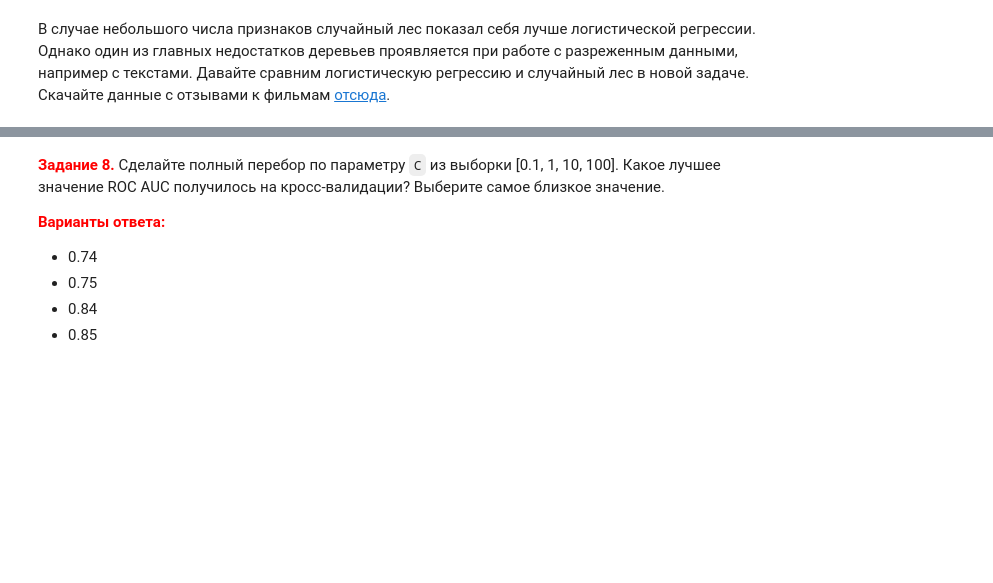
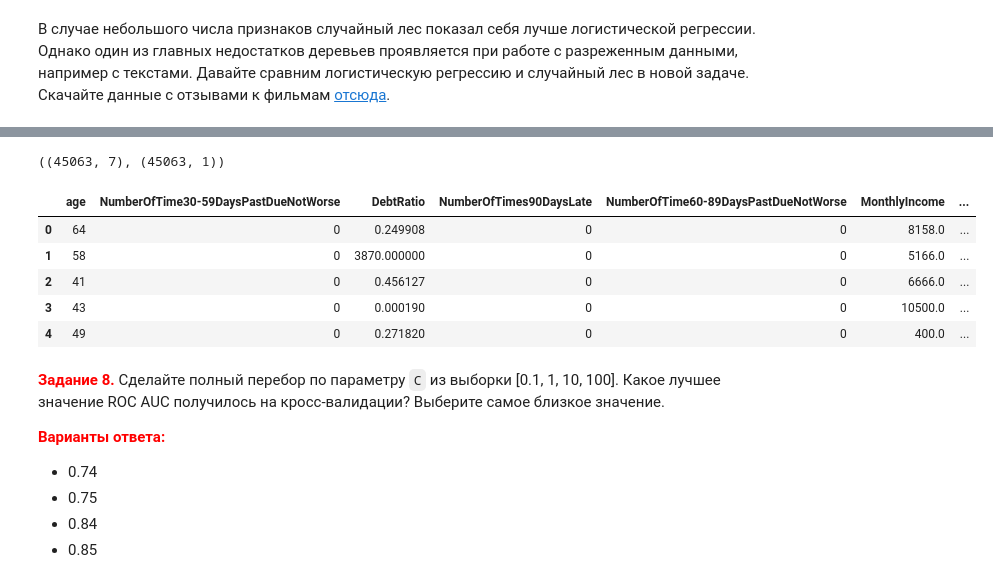
Before and after one commit to Ilyua/mlcourse_open, a Jupyter notebook: jupyter_russian/homeworks/hw5_session3_rf_logit_scoring_texts.ipynb, the cells around one changed output, grey strips where cells are left out. Drawn from its saved outputs; the diff is of its cells as text; code cells hidden in the pictures; blank space fills up the shorter version.

```diff
--- a/jupyter_russian/homeworks/hw5_session3_rf_logit_scoring_texts.ipynb
+++ b/jupyter_russian/homeworks/hw5_session3_rf_logit_scoring_texts.ipynb
@@ -453,4 +465,3 @@ scaler = StandardScaler()
 logit = LogisticRegression(random_state=17, class_weight='balanced')
 
 logit_pipe = Pipeline([('scaler', scaler), ('logit', logit)])
-logit_pipe_params = {'logit__C': np.logspace(-8, 8, 17)}
@@ -458,0 +468,3 @@ logit_pipe_params = {'logit__C': np.logspace(-8, 8, 17)}
+# %%
+logistic_grid = GridSearchCV(logit_pipe, logit_pipe_params, cv=3, n_jobs=-1, scoring='roc_auc')
+logistic_grid.fit(X, y)
@@ -476,3 +511,16 @@ FileNotFoundError: File b'../../data/movie_reviews_train.csv' does not exist
+# %%
+X.shape,y.shape
+# %% [output]
+((45063, 7), (45063, 1))
+# %%
+X.head()
+# %% [output]
+|  | age | NumberOfTime30-59DaysPastDueNotWorse | DebtRatio | NumberOfTimes90DaysLate | NumberOfTime60-89DaysPastDueNotWorse | MonthlyIncome | ... |
+| 0 | 64 | 0 | 0.249908 | 0 | 0 | 8158.0 | ... |
+| 1 | 58 | 0 | 3870.000000 | 0 | 0 | 5166.0 | ... |
+| 2 | 41 | 0 | 0.456127 | 0 | 0 | 6666.0 | ... |
+| 3 | 43 | 0 | 0.000190 | 0 | 0 | 10500.0 | ... |
+| 4 | 49 | 0 | 0.271820 | 0 | 0 | 400.0 | ... |
 # %%
 from sklearn.feature_extraction.text import CountVectorizer
 from sklearn.pipeline import Pipeline
```
Also changed, not shown: parts of 17 cells of this notebook, 3 other files.
